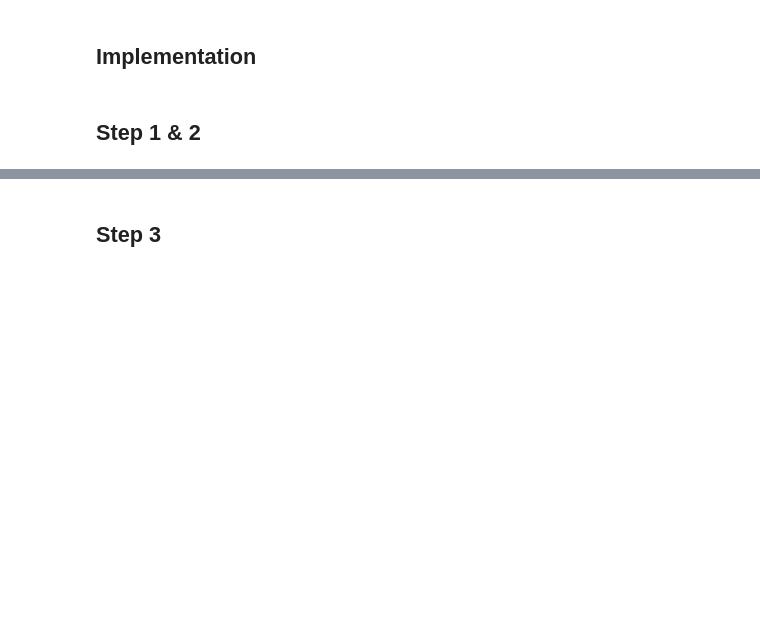
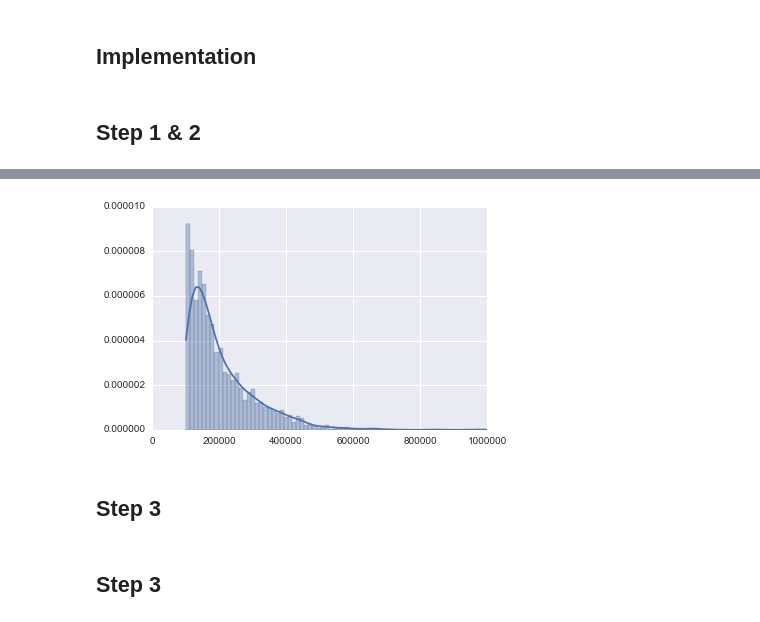
Before and after one commit to gaow/cnv-gene-mapping, a Jupyter notebook: analysis/simulation.ipynb, the cells around one changed output, grey strips where cells are left out. Cells and saved outputs as stored; diff of their text form; code cells hidden in the pictures; blank space fills up the shorter version.

```diff
--- a/analysis/simulation.ipynb
+++ b/analysis/simulation.ipynb
@@ -163,0 +169,17 @@ for name, value in cnvbed_df.items():
+# %%
+# for each CNV, simulate the length from mixed geometric obtained, and set the start point according to
+# the histogram of CNV start point among 10K blocks
+p1_del = 0.000009
+p2_del = 0.0001
+n_del = 2000
+portion1_del = 0.95
+portion2_del = 0.05
+diff_del = 100000
+sample_len_del = np.random.geometric(p=p1_del,size=n_del)*portion1_del+np.random.geometric(p=p2_del,size=n_del)*portion2_del+diff_del
+sns.distplot(sample, 80)
+sns.plt.xlim(0, 1000000)
+startpos_del = n_del
+# %% [output]
+[figure, added]
+# %% [markdown]
+## Step 3
```
Also changed, not shown: parts of 10 cells of this notebook.
